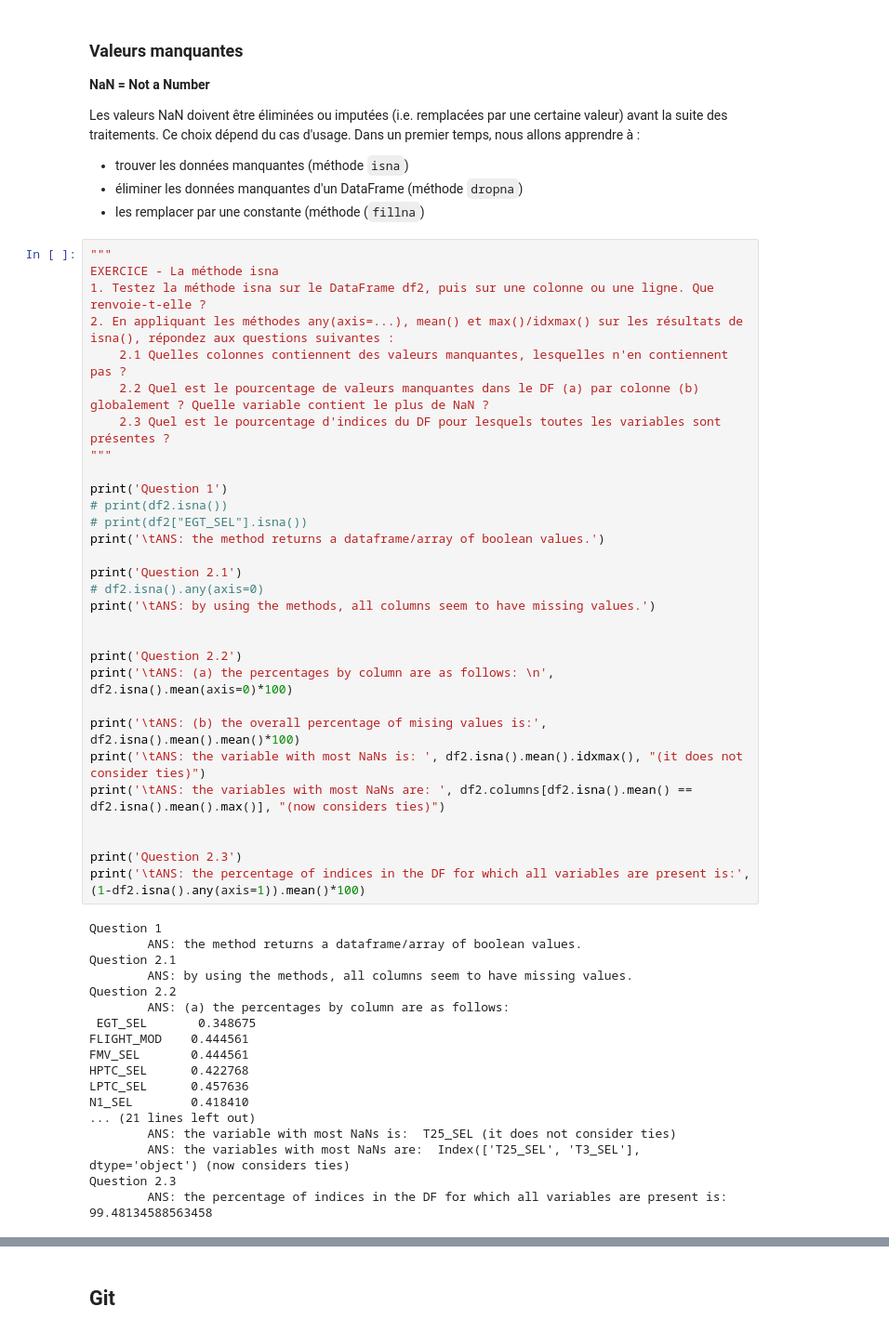
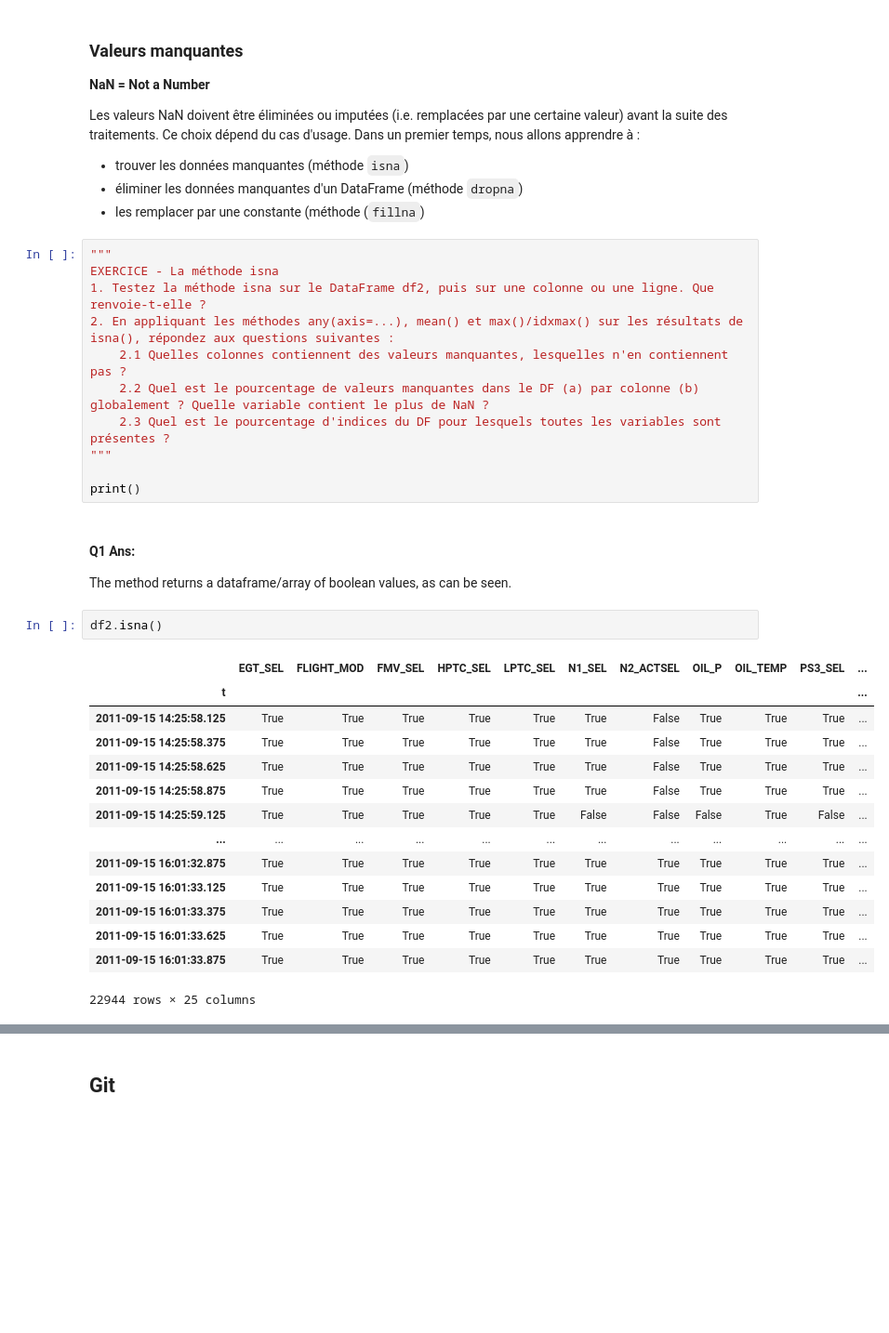
Before and after one commit to fredsonaguiar/TDs-statistiques-descriptives, a Jupyter notebook: TD1 - Fredson SILVA DE SOUZA AGUIAR/TD1.ipynb, the cells around one changed output, grey strips where cells are left out. Shown at 93% size. Cells and saved outputs as stored; diff of their text form; blank space fills up the shorter version.

```diff
--- a/TD1.ipynb
+++ b/TD1 - Fredson SILVA DE SOUZA AGUIAR/TD1.ipynb
@@ -793,41 +779,25 @@ EXERCICE - La méthode isna
     2.3 Quel est le pourcentage d'indices du DF pour lesquels toutes les variables sont présentes ?
 """
 
-print('Question 1')
-# print(df2.isna())
-# print(df2["EGT_SEL"].isna())
-print('\tANS: the method returns a dataframe/array of boolean values.')
-
-print('Question 2.1')
-# df2.isna().any(axis=0)
-print('\tANS: by using the methods, all columns seem to have missing values.')
-
-
-print('Question 2.2')
-print('\tANS: (a) the percentages by column are as follows: \n', df2.isna().mean(axis=0)*100)
-
-print('\tANS: (b) the overall percentage of mising values is:', df2.isna().mean().mean()*100)
-print('\tANS: the variable with most NaNs is: ', df2.isna().mean().idxmax(), "(it does not consider ties)")
-print('\tANS: the variables with most NaNs are: ', df2.columns[df2.isna().mean() == df2.isna().mean().max()], "(now considers ties)")
-
-
-print('Question 2.3')
-print('\tANS: the percentage of indices in the DF for which all variables are present is:', (1-df2.isna().any(axis=1)).mean()*100)
+print()
-# %% [output]
-Question 1
-        ANS: the method returns a dataframe/array of boolean values.
-Question 2.1
-        ANS: by using the methods, all columns seem to have missing values.
-Question 2.2
-        ANS: (a) the percentages by column are as follows:
- EGT_SEL       0.348675
-FLIGHT_MOD    0.444561
-FMV_SEL       0.444561
-HPTC_SEL      0.422768
-LPTC_SEL      0.457636
-N1_SEL        0.418410
-... (21 lines left out)
-        ANS: the variable with most NaNs is:  T25_SEL (it does not consider ties)
-        ANS: the variables with most NaNs are:  Index(['T25_SEL', 'T3_SEL'], dtype='object') (now considers ties)
-Question 2.3
-        ANS: the percentage of indices in the DF for which all variables are present is: 99.48134588563458
+# %% [markdown]
+#### Q1 Ans:
+
+The method returns a dataframe/array of boolean values, as can be seen.
+# %%
+df2.isna()
+# %% [output]
+|  | EGT_SEL | FLIGHT_MOD | FMV_SEL | HPTC_SEL | LPTC_SEL | N1_SEL | N2_ACTSEL | OIL_P | OIL_TEMP | PS3_SEL | ... |
+| t |  |  |  |  |  |  |  |  |  |  | ... |
+| 2011-09-15 14:25:58.125 | True | True | True | True | True | True | False | True | True | True | ... |
+| 2011-09-15 14:25:58.375 | True | True | True | True | True | True | False | True | True | True | ... |
+| 2011-09-15 14:25:58.625 | True | True | True | True | True | True | False | True | True | True | ... |
+| 2011-09-15 14:25:58.875 | True | True | True | True | True | True | False | True | True | True | ... |
+| 2011-09-15 14:25:59.125 | True | True | True | True | True | False | False | False | True | False | ... |
+| ... | ... | ... | ... | ... | ... | ... | ... | ... | ... | ... | ... |
+| 2011-09-15 16:01:32.875 | True | True | True | True | True | True | True | True | True | True | ... |
+| 2011-09-15 16:01:33.125 | True | True | True | True | True | True | True | True | True | True | ... |
+| 2011-09-15 16:01:33.375 | True | True | True | True | True | True | True | True | True | True | ... |
+| 2011-09-15 16:01:33.625 | True | True | True | True | True | True | True | True | True | True | ... |
+| 2011-09-15 16:01:33.875 | True | True | True | True | True | True | True | True | True | True | ... |
+22944 rows × 25 columns
```
Also changed, not shown: parts of 37 cells of this notebook, 13 other files.
